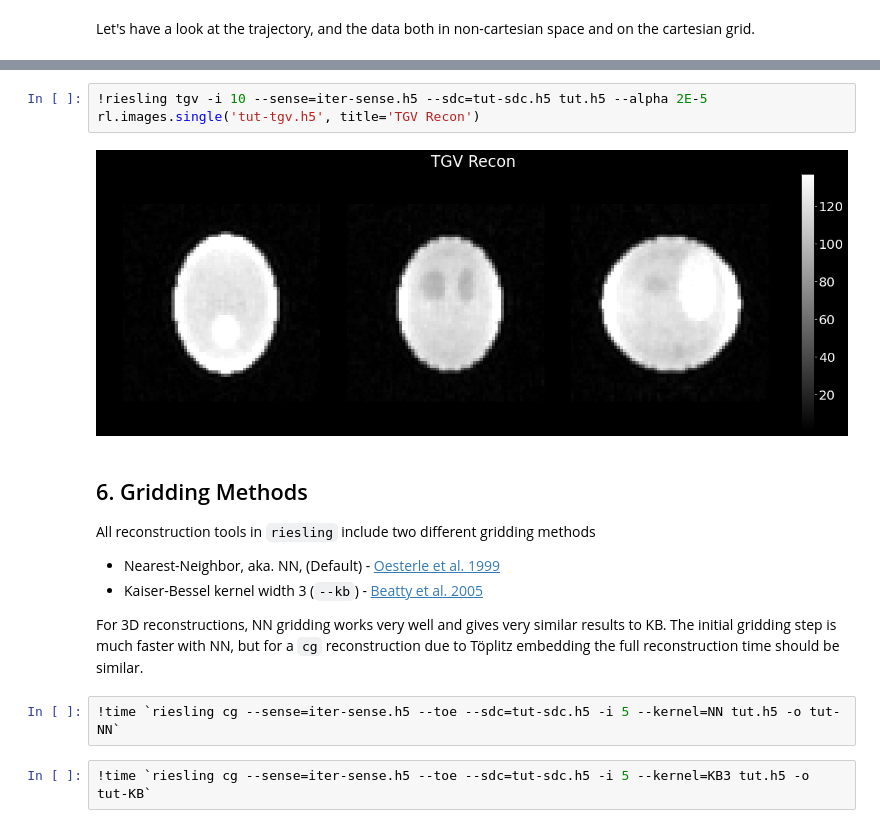
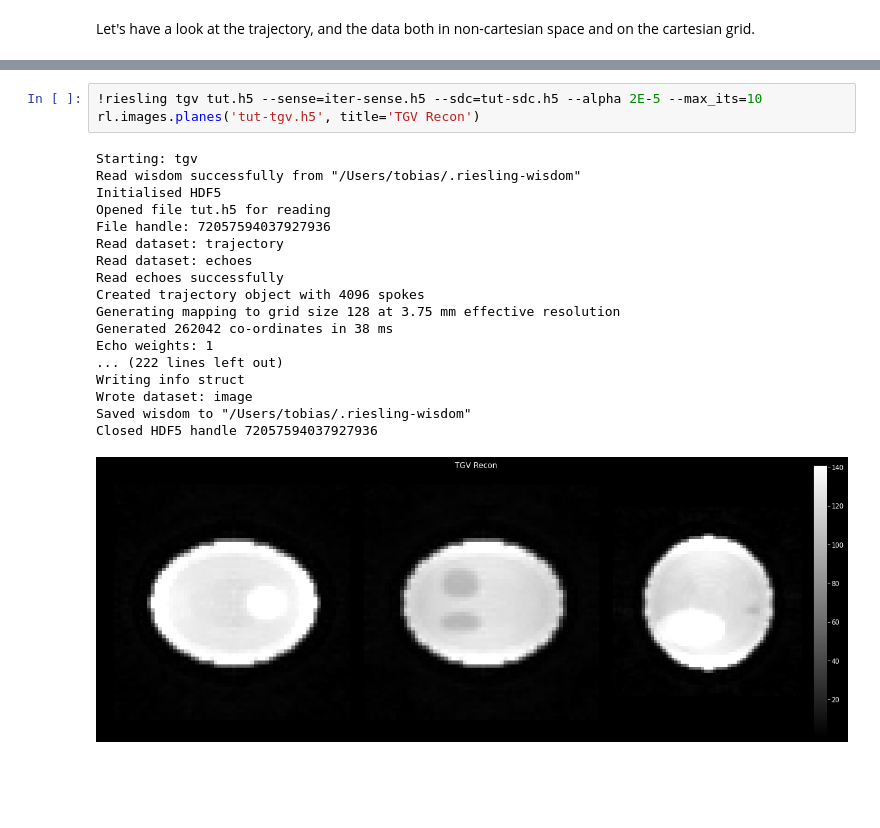
Before and after one commit to spinicist/old-riesling-examples, a Jupyter notebook: tutorial.ipynb, the cells around one changed output, grey strips where cells are left out. Saved outputs shown, nothing was run; the diff lists cells and outputs as text; blank space fills up the shorter version.

```diff
--- a/tutorial.ipynb
+++ b/tutorial.ipynb
@@ -212,18 +229,22 @@ TGV will take longer than the other recon methods to run.
 # %%
-!riesling tgv -i 10 --sense=iter-sense.h5 --sdc=tut-sdc.h5 tut.h5 --alpha 2E-5
-rl.images.single('tut-tgv.h5', title='TGV Recon')
+!riesling tgv tut.h5 --sense=iter-sense.h5 --sdc=tut-sdc.h5 --alpha 2E-5 --max_its=10
+rl.images.planes('tut-tgv.h5', title='TGV Recon')
 # %% [output]
+Starting: tgv
+Read wisdom successfully from "/Users/tobias/.riesling-wisdom"
+Initialised HDF5
+Opened file tut.h5 for reading
+File handle: 72057594037927936
+Read dataset: trajectory
+Read dataset: echoes
+Read echoes successfully
+Created trajectory object with 4096 spokes
+Generating mapping to grid size 128 at 3.75 mm effective resolution
+Generated 262042 co-ordinates in 38 ms
+Echo weights: 1
+... (222 lines left out)
+Writing info struct
+Wrote dataset: image
+Saved wisdom to "/Users/tobias/.riesling-wisdom"
+Closed HDF5 handle 72057594037927936
-[figure, old version]
+[figure, new version]
-# %% [markdown]
-<a id='gridding_methods'></a>
-## 6. Gridding Methods
-All reconstruction tools in `riesling` include two different gridding methods
-
-- Nearest-Neighbor, aka. NN, (Default) - [Oesterle et al. 1999](https://onlinelibrary.wiley.com/doi/10.1002/(SICI)1522-2586(199907)10:1%3C84::AID-JMRI12%3E3.0.CO;2-D)
-- Kaiser-Bessel kernel width 3 (`--kb`) - [Beatty et al. 2005](https://ieeexplore.ieee.org/document/1435541)
-
-For 3D reconstructions, NN gridding works very well and gives very similar results to KB. The initial gridding step is much faster with NN, but for a `cg` reconstruction due to Töplitz embedding the full reconstruction time should be similar.
-# %%
-!time `riesling cg --sense=iter-sense.h5 --toe --sdc=tut-sdc.h5 -i 5 --kernel=NN tut.h5 -o tut-NN`
-# %%
-!time `riesling cg --sense=iter-sense.h5 --toe --sdc=tut-sdc.h5 -i 5 --kernel=KB3 tut.h5 -o tut-KB`
```
Also changed, not shown: parts of 23 cells of this notebook.
